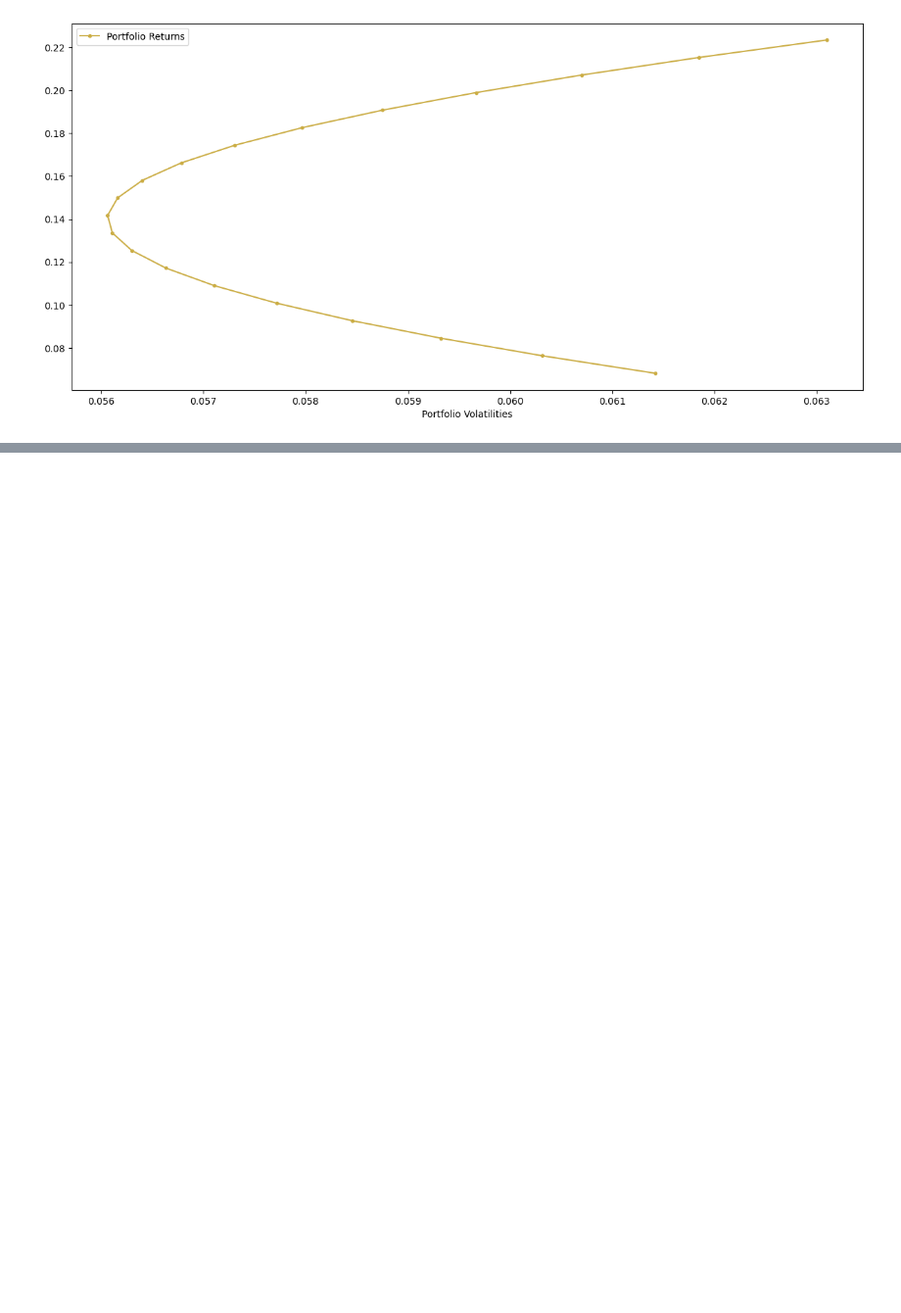
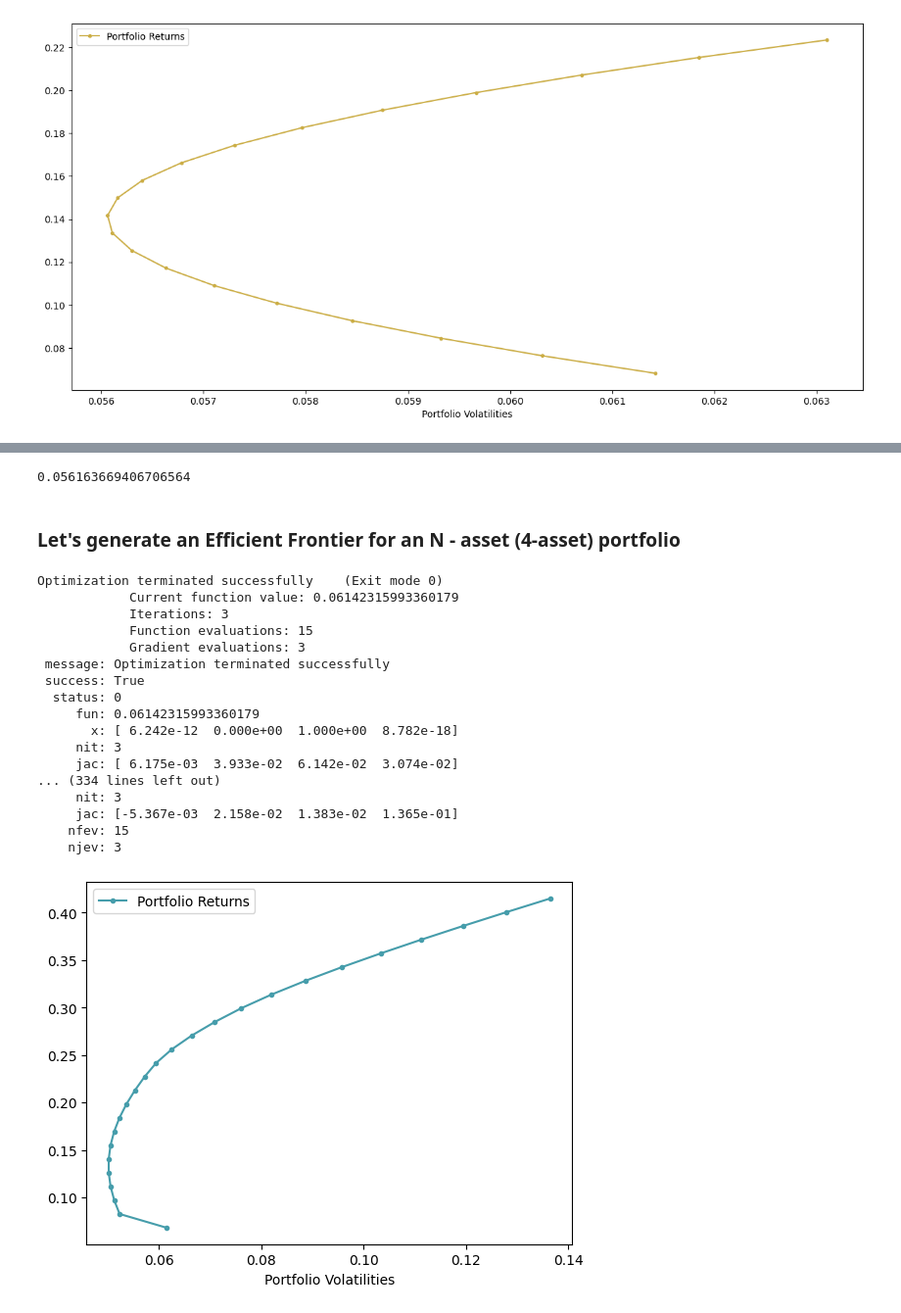
Before and after one commit to E-Zbox/introduction-to-portfolio-construction-and-analysis-with-python, a Jupyter notebook: week-two/section-one/efficient-frontier-recap.ipynb, the cells around one changed output, grey strips where cells are left out. Shown at 98% size. Cells and saved outputs as stored; diff of their text form; code cells hidden in the pictures; blank space fills up the shorter version.

```diff
--- a/week-two/section-one/efficient-frontier-recap.ipynb
+++ b/week-two/section-one/efficient-frontier-recap.ipynb
@@ -254,7 +251,7 @@ erk.plot_efficient_frontier(20, expected_return[assets_of_interest], cov.loc[ass
 <Axes: xlabel='Portfolio Volatilities'>
 [figure]
 # %%
-def minimize_vol(target_return, expected_return, cov):
+def minimize_volatility(target_return, expected_return, cov):
     """
     target_return -> Weight vector
     """
@@ -270,9 +267,21 @@ def minimize_vol(target_return, expected_return, cov):
     """
     # bounds #1
     bounds = ((0.0, 1.0),) * n_of_assets
-    # bounds #2: highest return for the least volatility
+    # constraint #1: highest return for the least volatility
     return_is_target = {
         'type': 'eq',
         'args': (expected_return,),
         'fun': lambda weights, expected_return: target_return - erk.portfolio_return(weights, expected_return)
     }
+    # constraint #2: weight sum to one
+    weights_sum_to_1 = {
+        'type': 'eq',
+        'fun': lambda weights: 1 - np.sum(weights)
+    }
+
+    # let's get the weights that would yield the lowest volatility for a particular return
+    result = minimize(erk.portfolio_volatility, init_guess, args=(cov,), method="SLSQP", bounds=bounds, constraints=[return_is_target, weights_sum_to_1], options={"disp": True})
+
+    print(result)
+
+    return result.x
@@ -278,0 +309,57 @@ def minimize_vol(target_return, expected_return, cov):
+# %%
+volatility_15_percent_return = erk.portfolio_volatility(
+    weight_15_percent_return, cov.loc[assets_of_interest, assets_of_interest])
+
+volatility_15_percent_return
+# %% [output]
+0.056163669406706564
+# %% [markdown]
+### Let's generate an Efficient Frontier for an N - asset (4-asset) portfolio
+# %%
+def optimal_weights(n_points, expected_return, cov):
+    """
+    Generates a list of weights to run optimizer (to minimize the volatility)
+    """
+    target_returns = np.linspace(expected_return.min(), expected_return.max(), n_points)
+    weights = [minimize_volatility(target_return ,expected_return, cov) for target_return in target_returns]
+
+    return weights
+
+
+def plot_efficient_frontier(n_points, expected_return, cov):
+    """
+    Plots the multi-asset efficient frontier
+    """
+    weights = optimal_weights(n_points, expected_return, cov)
+    portfolio_returns = [erk.portfolio_return(weight, expected_return) for weight in weights]
+    portfolio_volatilities = [erk.portfolio_volatility(weight, cov) for weight in weights]
+
+    df_portfolio = pd.DataFrame(data={
+        'Portfolio Returns': portfolio_returns,
+        'Portfolio Volatilities': portfolio_volatilities
+    })
+
+    df_portfolio.plot(kind="line", x="Portfolio Volatilities", y="Portfolio Returns", color="#469dab", style=".-")
+# %%
+assets_of_interest = ["Smoke", "Fin", "Games", "Coal"]
+
+plot_efficient_frontier(25, expected_return=expected_return[assets_of_interest], cov=cov.loc[assets_of_interest, assets_of_interest])
+# %% [output]
+Optimization terminated successfully    (Exit mode 0)
+            Current function value: 0.06142315993360179
+            Iterations: 3
+            Function evaluations: 15
+            Gradient evaluations: 3
+ message: Optimization terminated successfully
+ success: True
+  status: 0
+     fun: 0.06142315993360179
+       x: [ 6.242e-12  0.000e+00  1.000e+00  8.782e-18]
+     nit: 3
+     jac: [ 6.175e-03  3.933e-02  6.142e-02  3.074e-02]
+... (334 lines left out)
+     nit: 3
+     jac: [-5.367e-03  2.158e-02  1.383e-02  1.365e-01]
+    nfev: 15
+    njev: 3
+[figure, added]
```
Also changed, not shown: parts of 2 cells of this notebook, 4 other files.
